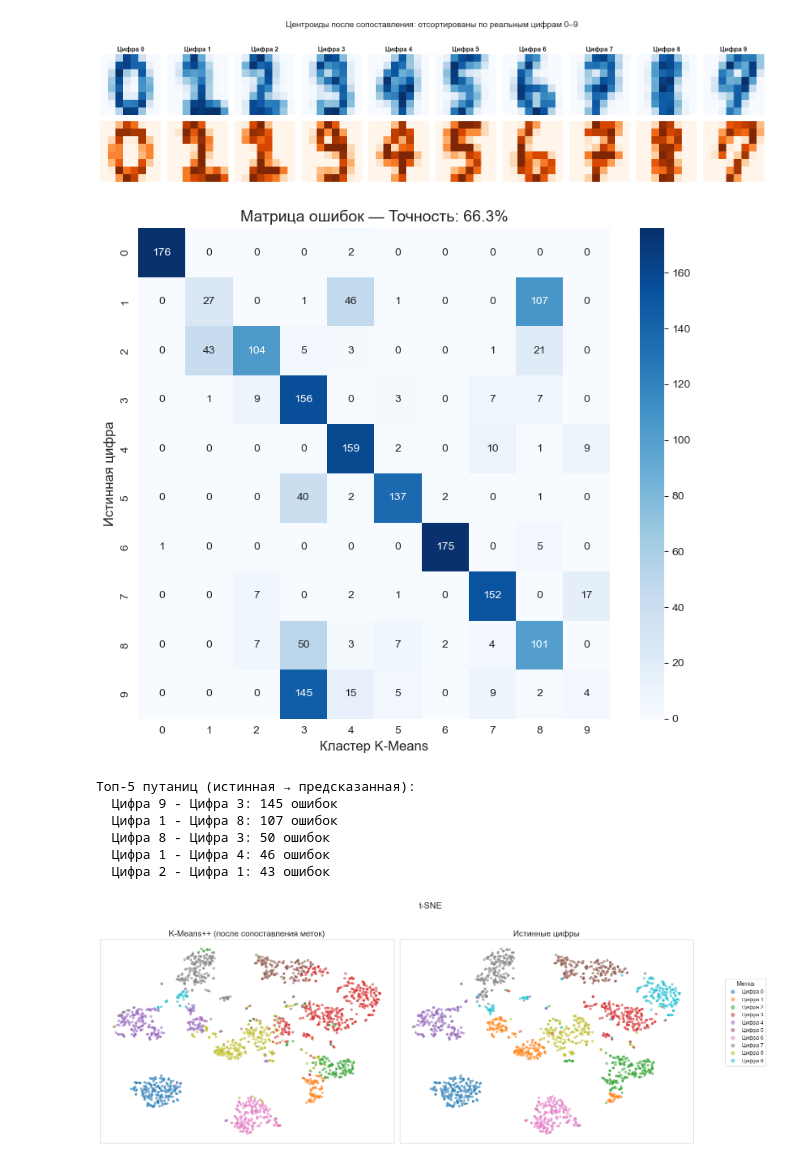
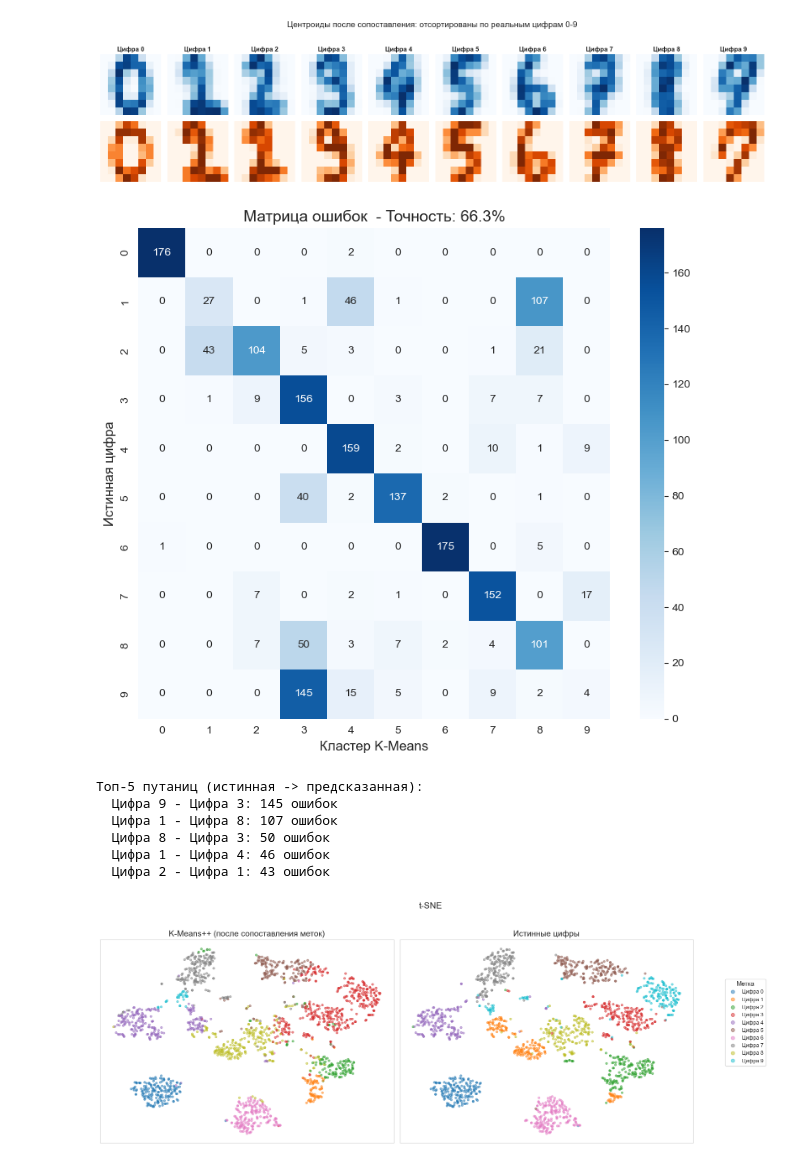
Before and after one commit to UsusCimex/NSU_MachineLearning, a Jupyter notebook: kmeans/dataset_kmeans.ipynb, the cells around one changed output. Cells and saved outputs as stored; diff of their text form; code cells hidden in the pictures.

```diff
--- a/kmeans/dataset_kmeans.ipynb
+++ b/kmeans/dataset_kmeans.ipynb
@@ -404,27 +404,27 @@ plt.show()
 # %%
 # Confusion matrix
 cm_matched = confusion_matrix(y_true, labels_matched)
 
 fig, ax = plt.subplots(figsize=(8, 7))
 sns.heatmap(cm_matched, annot=True, fmt='d', cmap='Blues', ax=ax,
             xticklabels=range(10), yticklabels=range(10))
 ax.set_xlabel('Кластер K-Means', fontsize=12)
 ax.set_ylabel('Истинная цифра', fontsize=12)
-ax.set_title(f'Матрица ошибок — Точность: {accuracy:.1%}', fontsize=14)
+ax.set_title(f'Матрица ошибок  - Точность: {accuracy:.1%}', fontsize=14)
 plt.tight_layout()
 plt.show()
 
 # Какие цифры путаются?
 errors = cm_matched.copy()
 np.fill_diagonal(errors, 0)
-print("\nТоп-5 путаниц (истинная → предсказанная):")
+print("\nТоп-5 путаниц (истинная -> предсказанная):")
 for _ in range(5):
     i, j = np.unravel_index(errors.argmax(), errors.shape)
     print(f"  Цифра {i} - Цифра {j}: {errors[i, j]} ошибок")
     errors[i, j] = 0
 # %% [output]
-[figure, old version]
+[figure, new version]
-Топ-5 путаниц (истинная → предсказанная):
+Топ-5 путаниц (истинная -> предсказанная):
   Цифра 9 - Цифра 3: 145 ошибок
   Цифра 1 - Цифра 8: 107 ошибок
   Цифра 8 - Цифра 3: 50 ошибок
```
Also changed, not shown: parts of 8 cells of this notebook, 3 other files.
